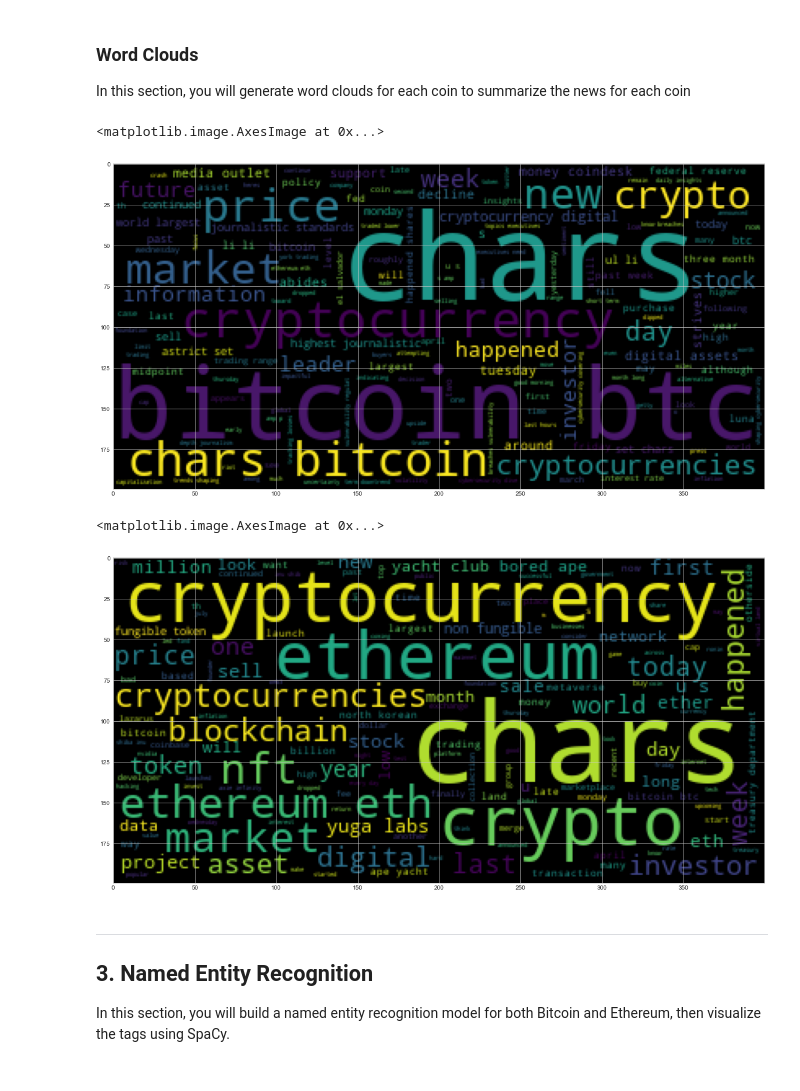
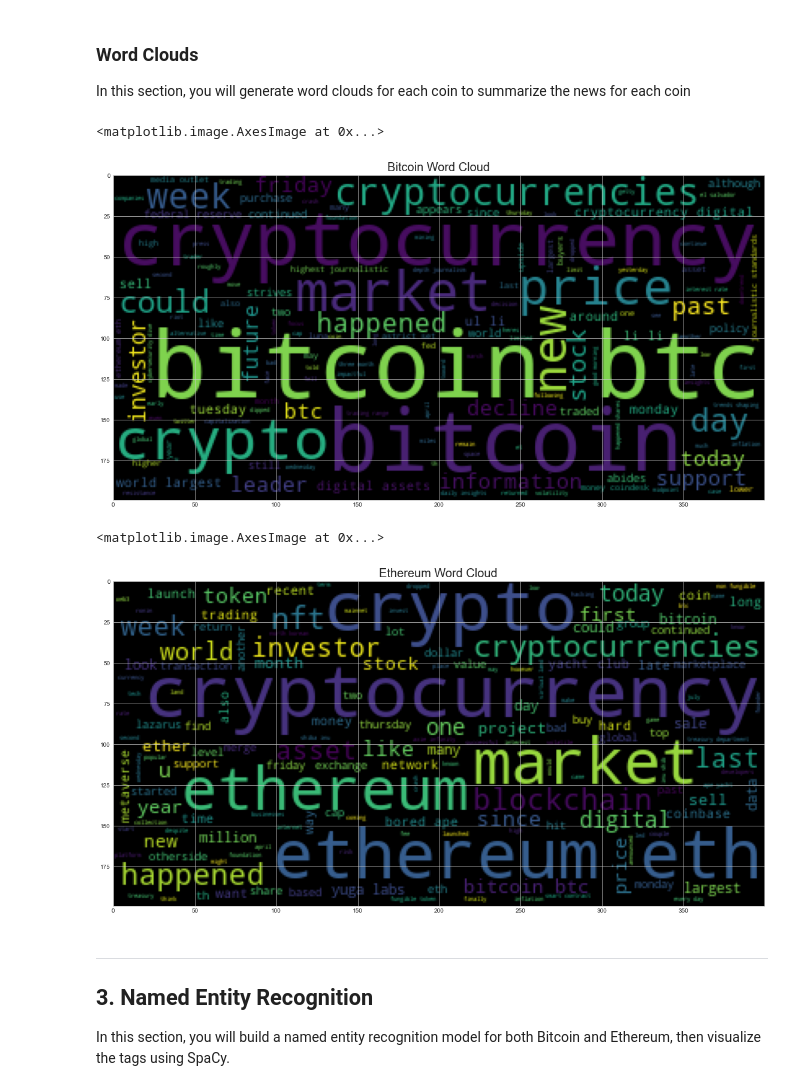
Before and after one commit to aaargyrou/NLP--BTC-ETH, a Jupyter notebook: Code/crypto_sentiment.ipynb, the cells around one changed output. Drawn from its saved outputs; the diff is of its cells as text; code cells hidden in the pictures.

```diff
--- a/Code/crypto_sentiment.ipynb
+++ b/Code/crypto_sentiment.ipynb
@@ -198,14 +198,11 @@ lemmatizer = WordNetLemmatizer()
 sw = set(stopwords.words('english'))
 
 # Expand the default stopwords list if necessary
-# YOUR CODE HERE!
+sw = sw.union(['chars'])
 # %%
-# Complete the tokenizer function
 # Complete the tokenizer function
 def tokenizer(text):
     """Tokenizes text."""
-    # Remove the stop words
-    sw = set(stopwords.words('english'))
 
     # Remove the punctuation from text
     regex = re.compile("[^a-zA-Z ]")
@@ -328,18 +325,22 @@ import matplotlib as mpl
 mpl.rcParams['figure.figsize'] = [20.0, 10.0]
 # %%
 # Generate the Bitcoin word cloud
-btc_wc = WordCloud().generate(bitcoin_df["Text"].sum())
+btc_wc = WordCloud(stopwords=sw).generate(bitcoin_df["Text"].sum())
+plt.figure(figsize=(20,10))
+plt.title("Bitcoin Word Cloud", fontsize=20)
 plt.imshow(btc_wc)
 # %% [output]
 <matplotlib.image.AxesImage at 0x...>
-[figure, old version]
+[figure, new version]
 # %%
 # Generate the Ethereum word cloud
-eth_wc = WordCloud().generate(ethereum_df["Text"].sum())
+eth_wc = WordCloud(stopwords=sw).generate(ethereum_df["Text"].sum())
+plt.figure(figsize=(20,10))
+plt.title("Ethereum Word Cloud", fontsize=20)
 plt.imshow(eth_wc)
 # %% [output]
 <matplotlib.image.AxesImage at 0x...>
-[figure, old version]
+[figure, new version]
 # %% [markdown]
 ---
 ## 3. Named Entity Recognition
```
Also changed, not shown: parts of 14 cells of this notebook, 14 other files.
